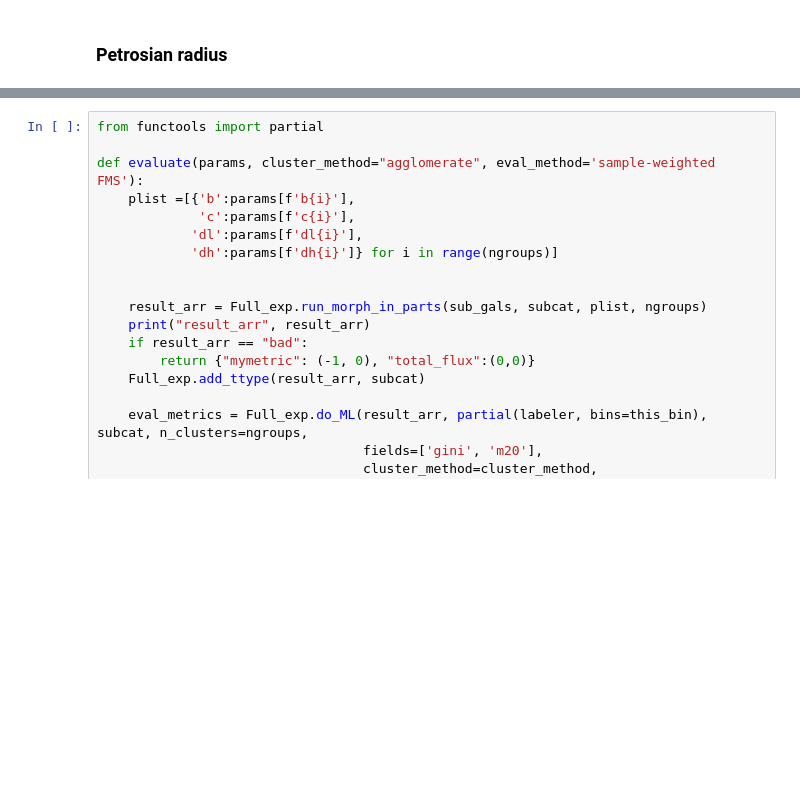
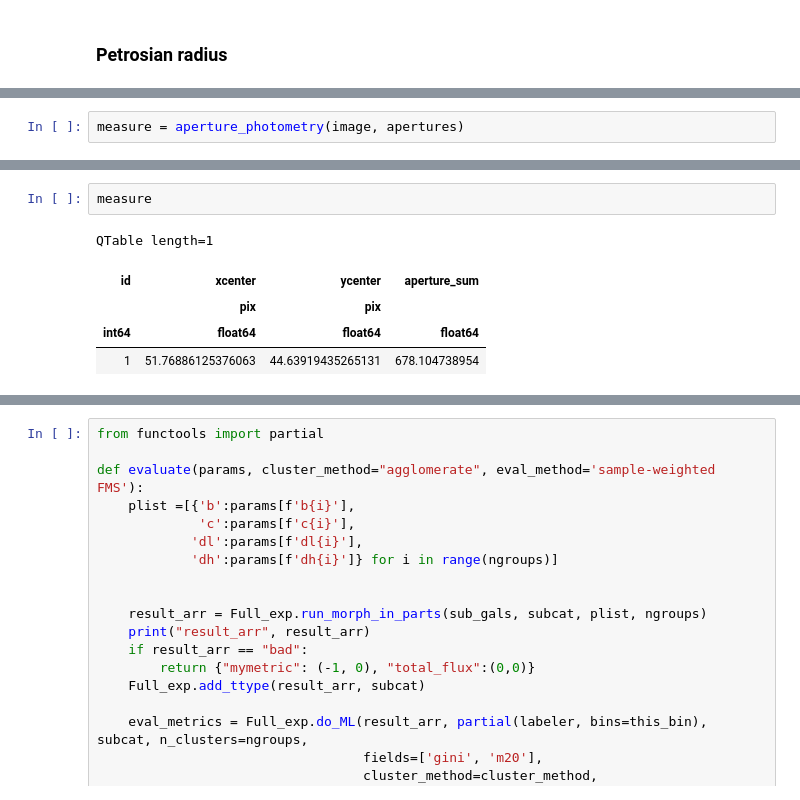
Before and after one commit to Hoseung/astroBF, a Jupyter notebook: notebooks/Eval_more_params_testing.ipynb, the cells around one changed output, grey strips where cells are left out. Drawn from its saved outputs; the diff is of its cells as text; blank space fills up the shorter version.

```diff
--- a/notebooks/Eval_more_params_testing.ipynb
+++ b/notebooks/Eval_more_params_testing.ipynb
@@ -226,0 +516,2 @@ NameError: name 'r' is not defined
+# %%
+measure = aperture_photometry(image, apertures)
@@ -226,0 +526,8 @@ NameError: name 'r' is not defined
+# %%
+measure
+# %% [output]
+QTable length=1
+| id | xcenter | ycenter | aperture_sum |
+|  | pix | pix |  |
+| int64 | float64 | float64 | float64 |
+| 1 | 51.76886125376063 | 44.63919435265131 | 678.104738954 |
```
Also changed, not shown: parts of 32 cells of this notebook.
